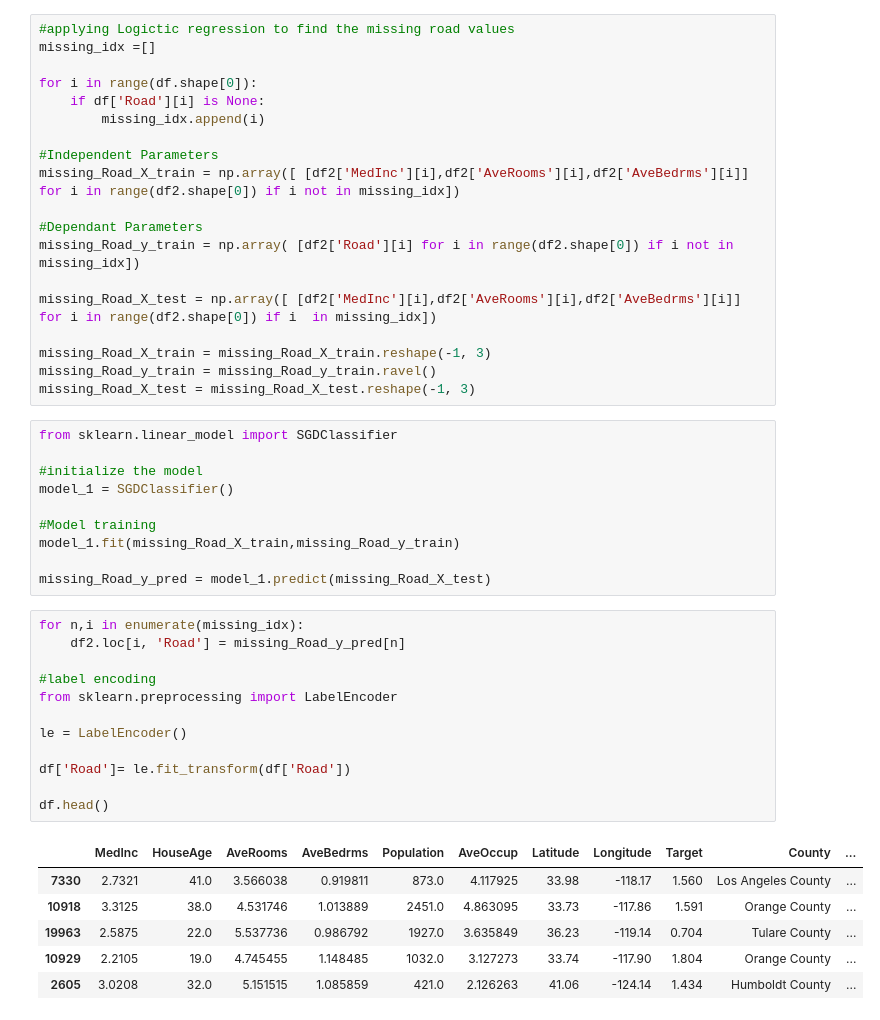
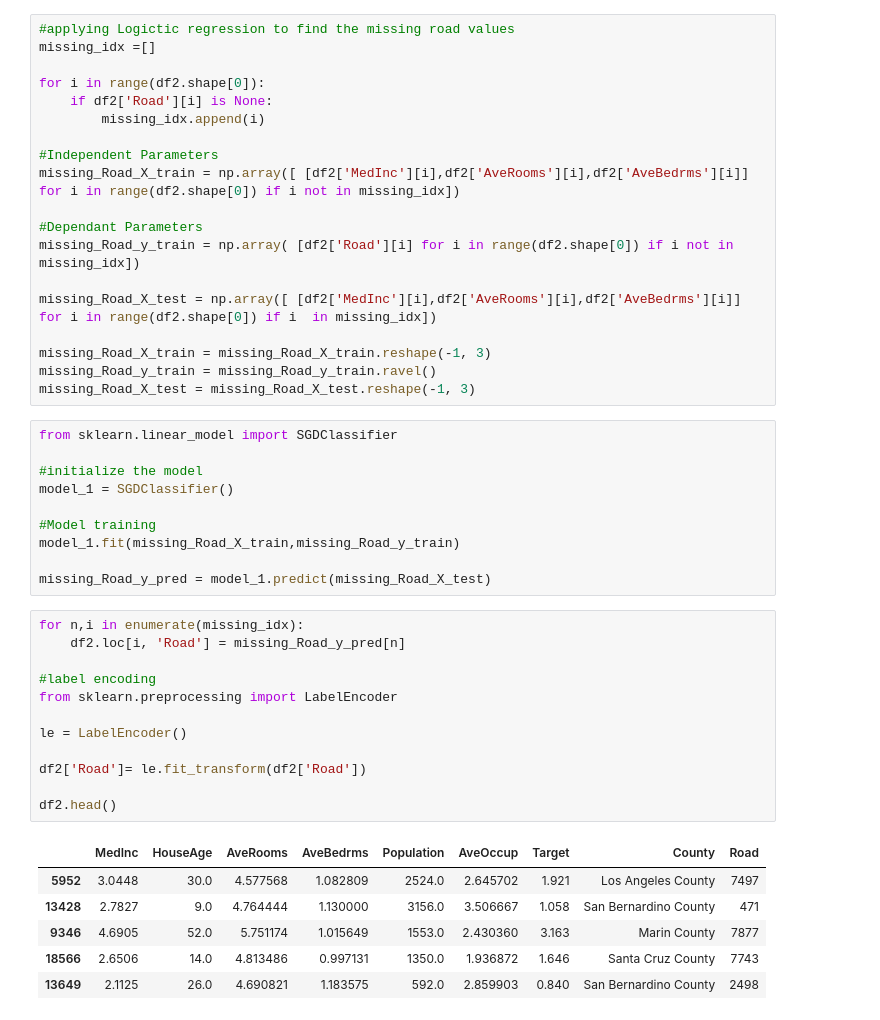
Before and after one commit to jerinpious/House-Price-Prediction, a Jupyter notebook: main.ipynb, the cells around one changed output. Saved outputs shown, nothing was run; the diff lists cells and outputs as text.

```diff
--- a/main.ipynb
+++ b/main.ipynb
@@ -187,8 +189,8 @@ Using Classification algorithm to fill in missing categorical data
 #applying Logictic regression to find the missing road values
 missing_idx =[]
 
-for i in range(df.shape[0]):
-    if df['Road'][i] is None:
+for i in range(df2.shape[0]):
+    if df2['Road'][i] is None:
         missing_idx.append(i)
 
 #Independent Parameters
@@ -215,19 +217,19 @@ missing_Road_y_pred = model_1.predict(missing_Road_X_test)
 # %%
 for n,i in enumerate(missing_idx):
     df2.loc[i, 'Road'] = missing_Road_y_pred[n]
 
 #label encoding
 from sklearn.preprocessing import LabelEncoder
 
 le = LabelEncoder()
 
-df['Road']= le.fit_transform(df['Road'])
+df2['Road']= le.fit_transform(df2['Road'])
 
-df.head()
+df2.head()
 # %% [output]
-|  | MedInc | HouseAge | AveRooms | AveBedrms | Population | AveOccup | Latitude | Longitude | Target | County | ... |
-| 7330 | 2.7321 | 41.0 | 3.566038 | 0.919811 | 873.0 | 4.117925 | 33.98 | -118.17 | 1.560 | Los Angeles County | ... |
-| 10918 | 3.3125 | 38.0 | 4.531746 | 1.013889 | 2451.0 | 4.863095 | 33.73 | -117.86 | 1.591 | Orange County | ... |
-| 19963 | 2.5875 | 22.0 | 5.537736 | 0.986792 | 1927.0 | 3.635849 | 36.23 | -119.14 | 0.704 | Tulare County | ... |
-| 10929 | 2.2105 | 19.0 | 4.745455 | 1.148485 | 1032.0 | 3.127273 | 33.74 | -117.90 | 1.804 | Orange County | ... |
-| 2605 | 3.0208 | 32.0 | 5.151515 | 1.085859 | 421.0 | 2.126263 | 41.06 | -124.14 | 1.434 | Humboldt County | ... |
+|  | MedInc | HouseAge | AveRooms | AveBedrms | Population | AveOccup | Target | County | Road |
+| 5952 | 3.0448 | 30.0 | 4.577568 | 1.082809 | 2524.0 | 2.645702 | 1.921 | Los Angeles County | 7497 |
+| 13428 | 2.7827 | 9.0 | 4.764444 | 1.130000 | 3156.0 | 3.506667 | 1.058 | San Bernardino County | 471 |
+| 9346 | 4.6905 | 52.0 | 5.751174 | 1.015649 | 1553.0 | 2.430360 | 3.163 | Marin County | 7877 |
+| 18566 | 2.6506 | 14.0 | 4.813486 | 0.997131 | 1350.0 | 1.936872 | 1.646 | Santa Cruz County | 7743 |
+| 13649 | 2.1125 | 26.0 | 4.690821 | 1.183575 | 592.0 | 2.859903 | 0.840 | San Bernardino County | 2498 |
```
Also changed, not shown: parts of 21 cells of this notebook.
